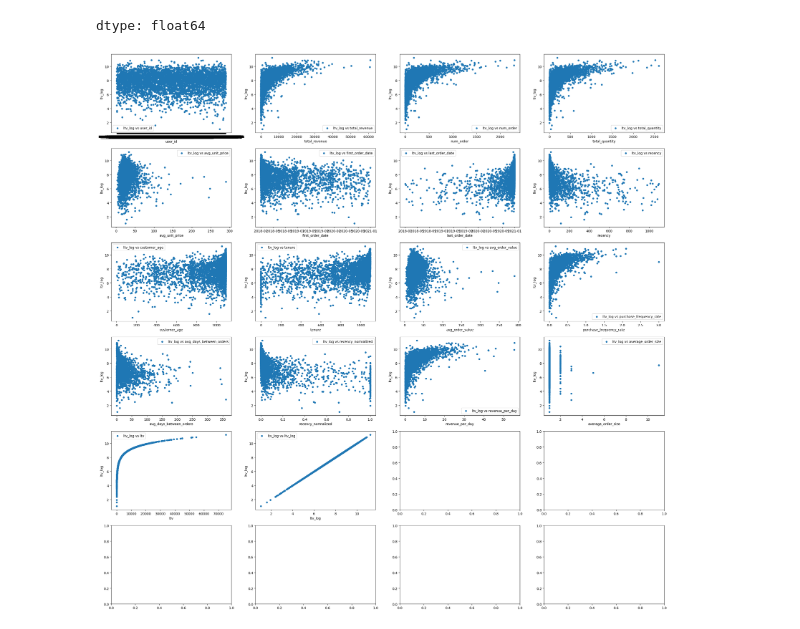
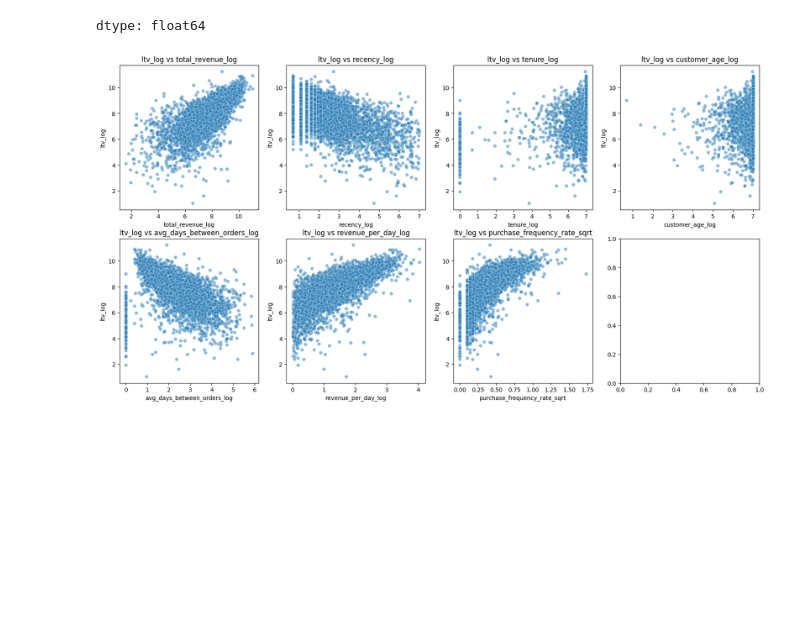
Before and after one commit to arlinrus/vkr, a Jupyter notebook: diplom.ipynb, the cells around one changed output. Drawn from its saved outputs; the diff is of its cells as text; code cells hidden in the pictures; blank space fills up the shorter version.

```diff
--- a/diplom.ipynb
+++ b/diplom.ipynb
@@ -549,10 +549,25 @@ df.corr(numeric_only=True)['ltv_log'].sort_values()
 | ltv | 0.753520 |
 | ltv_log | 1.000000 |
 dtype: float64
+# %%
+df['total_revenue_log'] = np.log1p(df['total_revenue'])
+df['recency_log'] = np.log1p(df['recency'])
+df['tenure_log'] = np.log1p(df['tenure'])
+df['customer_age_log'] = np.log1p(df['customer_age'])
+df['avg_days_between_orders_log'] = np.log1p(df['avg_days_between_orders'])
+df['revenue_per_day_log'] = np.log1p(df['revenue_per_day'])
+df['purchase_frequency_rate_sqrt'] = np.sqrt(df['purchase_frequency_rate'])
 # %%
-fig, axes = plt.subplots(nrows=6, ncols=4, figsize=(30, 30))
-for idx, feature in enumerate(df.columns):
-  df.plot(feature, 'ltv_log', subplots=True, kind="scatter", ax=axes[idx // 4, idx % 4], label=f'ltv_log vs {feature}')
+selected_features = ['total_revenue_log', 'recency_log', 'tenure_log',
+                     'customer_age_log', 'avg_days_between_orders_log',
+                     'revenue_per_day_log', 'purchase_frequency_rate_sqrt']
+
+fig, axes = plt.subplots(nrows=2, ncols=4, figsize=(20, 10))
+axes = axes.flatten()
+
+for idx, feature in enumerate(selected_features):  # ← по вашему списку
+    sns.scatterplot(data=df, x=feature, y='ltv_log', ax=axes[idx], alpha=0.5)
+    axes[idx].set_title(f'ltv_log vs {feature}')
 # %% [output]
-[figure, old version]
+[figure, new version]
 # %%
```
Also changed, not shown: parts of 2 cells of this notebook.
